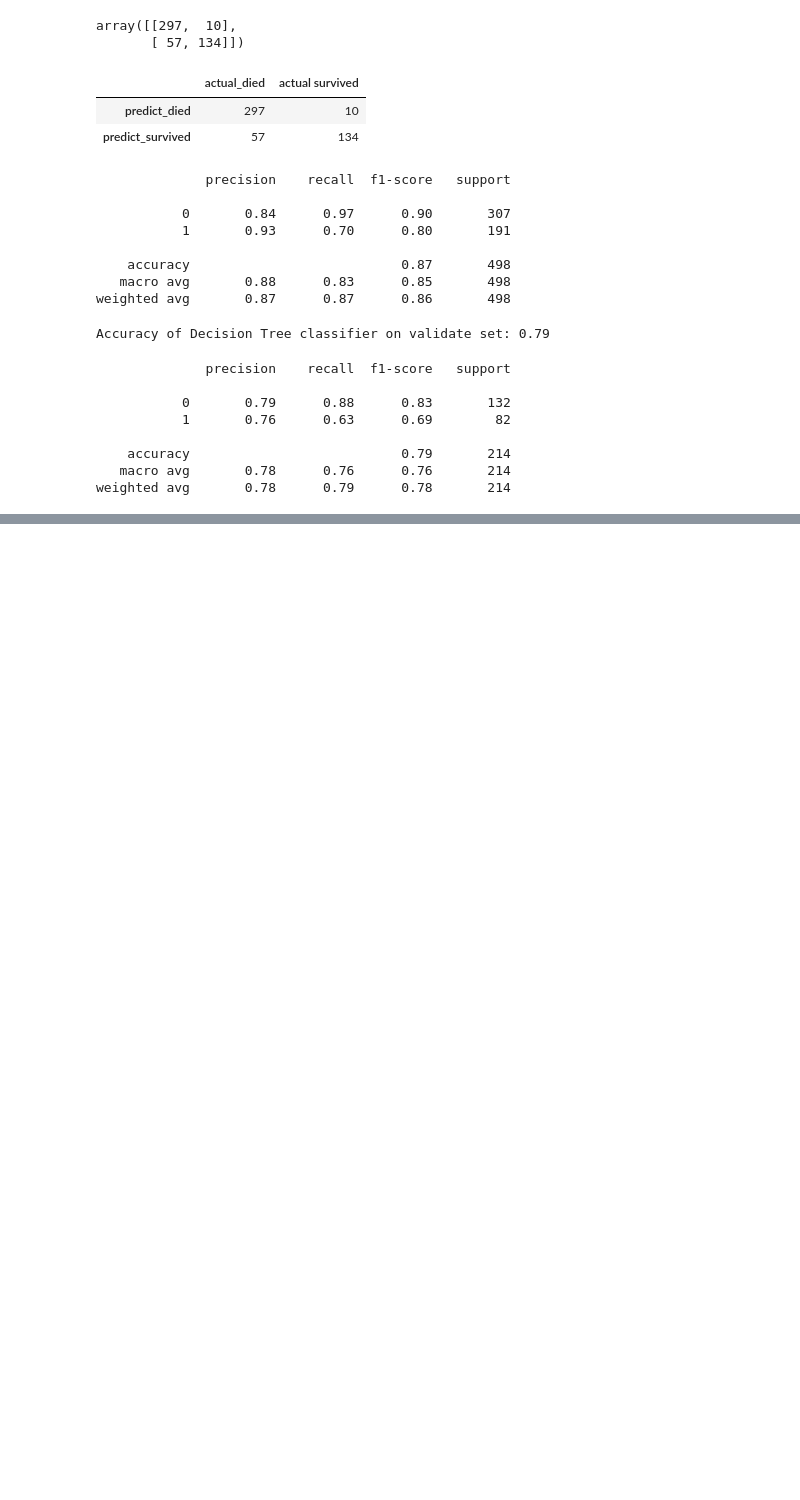
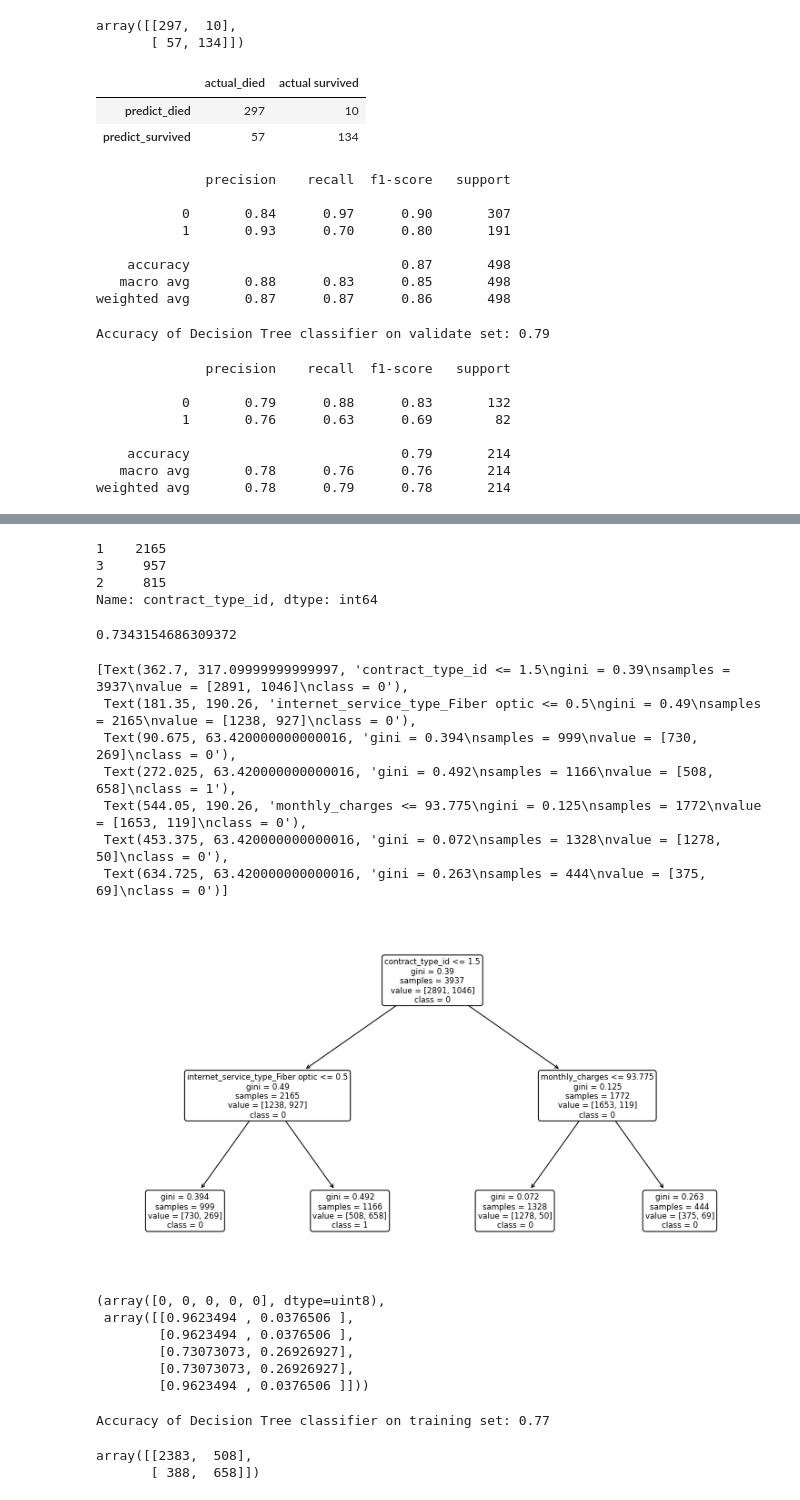
Before and after one commit to mindyshiben/classification-exercises, a Jupyter notebook: Model.ipynb, the cells around one changed output, grey strips where cells are left out. Drawn from its saved outputs; the diff is of its cells as text; code cells hidden in the pictures; blank space fills up the shorter version.

```diff
--- a/Model.ipynb
+++ b/Model.ipynb
@@ -386,0 +542,2 @@ weighted avg       0.78      0.79      0.78       214
+# %%
+df.dropna(subset=['total_charges'], inplace=True)
@@ -386,0 +584,13 @@ weighted avg       0.78      0.79      0.78       214
+# %%
+def train_validate_test_split(df, target, seed=123):
+    train_validate, test = train_test_split(df, test_size=0.2,
+                                            random_state=seed,
+                                            stratify=df[target])
+    train, validate = train_test_split(train_validate, test_size=0.3,
+                                       random_state=seed,
+                                       stratify=train_validate[target])
+
+    return train, validate, test
+# %%
+train, validate, test = train_validate_test_split(df, target='churn_Yes', seed=123)
+train.shape, validate.shape, test.shape
@@ -386,0 +619,58 @@ weighted avg       0.78      0.79      0.78       214
+# %%
+train.contract_type_id.value_counts()
+# %% [output]
+1    2165
+3     957
+2     815
+Name: contract_type_id, dtype: int64
+# %%
+baseline_accuracy = ((train.churn_Yes == 0).sum() / len(train.churn_Yes))
+baseline_accuracy
+# 73.4% of customers do not churn on baseline accuracy
+# %% [output]
+0.7343154686309372
+# %%
+X_train = train.drop(columns=['churn_Yes'])
+y_train = train.churn_Yes
+
+X_validate = validate.drop(columns=['churn_Yes'])
+y_validate = validate.churn_Yes
+
+X_test = test.drop(columns=['churn_Yes'])
+y_test = test.churn_Yes
+# %%
+clf_1 = DecisionTreeClassifier(max_depth=2, random_state=123)
+clf_1 = clf_1.fit(X_train, y_train)
+plt.figure(figsize=(13, 7))
+plot_tree(clf_1, feature_names=X_train.columns, class_names = clf.classes_.astype(str), rounded=True)
+# %% [output]
+[Text(362.7, 317.09999999999997, 'contract_type_id <= 1.5\ngini = 0.39\nsamples = 3937\nvalue = [2891, 1046]\nclass = 0'),
+ Text(181.35, 190.26, 'internet_service_type_Fiber optic <= 0.5\ngini = 0.49\nsamples = 2165\nvalue = [1238, 927]\nclass = 0'),
+ Text(90.675, 63.420000000000016, 'gini = 0.394\nsamples = 999\nvalue = [730, 269]\nclass = 0'),
+ Text(272.025, 63.420000000000016, 'gini = 0.492\nsamples = 1166\nvalue = [508, 658]\nclass = 1'),
+ Text(544.05, 190.26, 'monthly_charges <= 93.775\ngini = 0.125\nsamples = 1772\nvalue = [1653, 119]\nclass = 0'),
+ Text(453.375, 63.420000000000016, 'gini = 0.072\nsamples = 1328\nvalue = [1278, 50]\nclass = 0'),
+ Text(634.725, 63.420000000000016, 'gini = 0.263\nsamples = 444\nvalue = [375, 69]\nclass = 0')]
+[figure, added]
+# %%
+y_pred = clf_1.predict(X_train)
+y_pred_proba = clf_1.predict_proba(X_train)
+
+y_pred[0:5], y_pred_proba[0:5]
+# %% [output]
+(array([0, 0, 0, 0, 0], dtype=uint8),
+ array([[0.9623494 , 0.0376506 ],
+        [0.9623494 , 0.0376506 ],
+        [0.73073073, 0.26926927],
+        [0.73073073, 0.26926927],
+        [0.9623494 , 0.0376506 ]]))
+# %%
+print('Accuracy of Decision Tree classifier on training set: {:.2f}'
+      .format(clf_1.score(X_train, y_train)))
+# %% [output]
+Accuracy of Decision Tree classifier on training set: 0.77
+# %%
+confusion_matrix(y_train, y_pred)
+# %% [output]
+array([[2383,  508],
+       [ 388,  658]])
```
Also changed, not shown: parts of 51 cells of this notebook.
